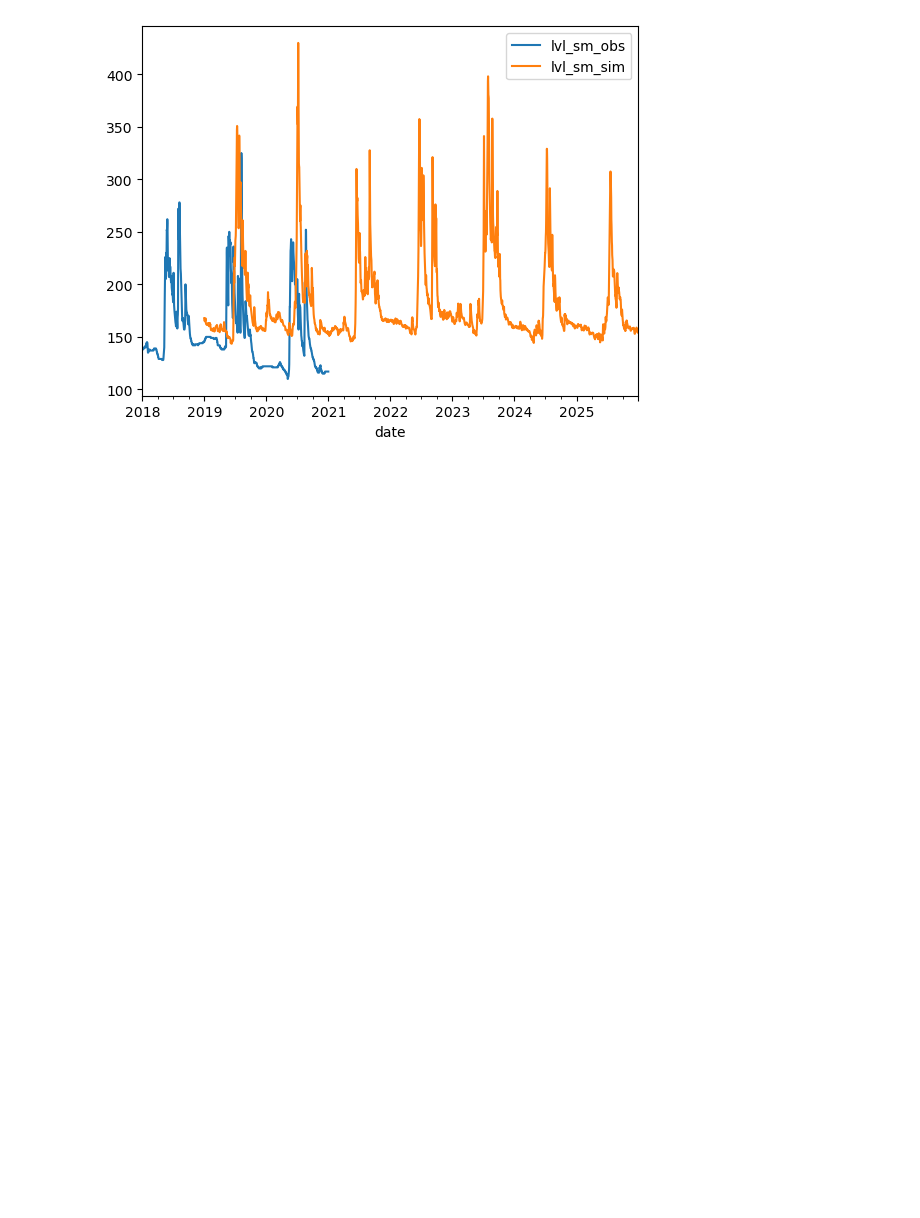
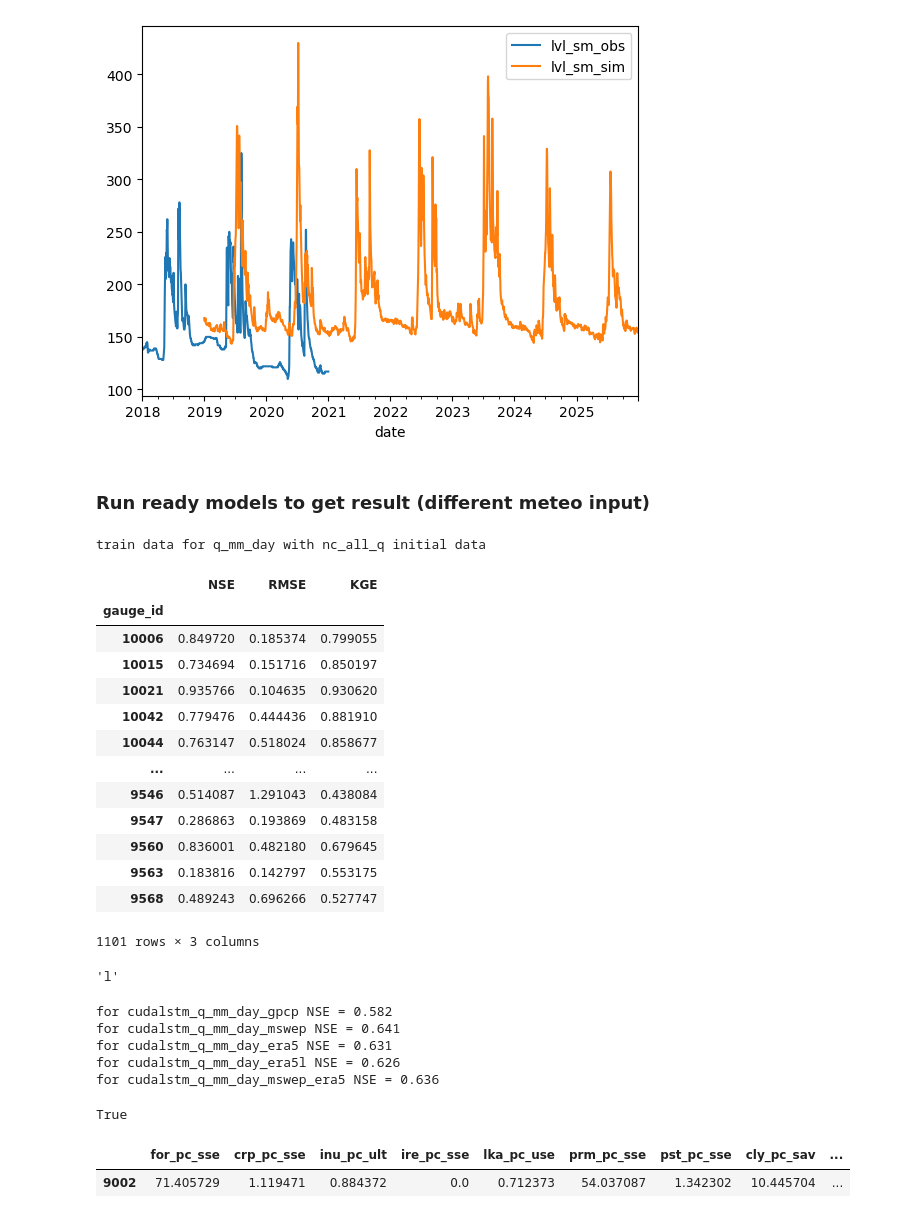
Before and after one commit to dmbrmv/my_dissertation, a Jupyter notebook: neural_forecast/test_neural.ipynb, the cells around one changed output. Saved outputs shown, nothing was run; the diff lists cells and outputs as text; code cells hidden in the pictures; blank space fills up the shorter version.

Commit message:
New conceptual model results and geoclassification

```diff
--- a/neural_forecast/test_neural.ipynb
+++ b/neural_forecast/test_neural.ipynb
@@ -384,2 +496,4 @@ pred_results['1151']['1D']['xr'].to_dataframe().droplevel(1).plot();
 # %% [output]
 [figure]
+# %% [markdown]
+### Run ready models to get result (different meteo input)
@@ -385,0 +541,13 @@ pred_results['1151']['1D']['xr'].to_dataframe().droplevel(1).plot();
+# %%
+# write files for train procedure
+print(f"train data for {hydro_target} with {nc_variable} initial data")
+train_rewriter(
+    era_pathes=glob.glob(f"../geo_data/ws_related_meteo/{nc_variable}/*.nc"),
+    ts_dir=ts_dir,
+    hydro_target=hydro_target,
+    area_index=ws_file.index,
+    predictors=[*meteo_inputs[0]],
+    possible_nans=1,
+)
+# %% [output]
+train data for q_mm_day with nc_all_q initial data
@@ -385,0 +557,43 @@ pred_results['1151']['1D']['xr'].to_dataframe().droplevel(1).plot();
+# %%
+f = pd.read_csv(metric_file)
+f = f.rename(columns={"basin": "gauge_id"})
+f["gauge_id"] = f["gauge_id"].astype(str)
+f = f.set_index("gauge_id")
+f
+# %% [output]
+|  | NSE | RMSE | KGE |
+| gauge_id |  |  |  |
+| 10006 | 0.849720 | 0.185374 | 0.799055 |
+| 10015 | 0.734694 | 0.151716 | 0.850197 |
+| 10021 | 0.935766 | 0.104635 | 0.930620 |
+| 10042 | 0.779476 | 0.444436 | 0.881910 |
+| 10044 | 0.763147 | 0.518024 | 0.858677 |
+| ... | ... | ... | ... |
+| 9546 | 0.514087 | 1.291043 | 0.438084 |
+| 9547 | 0.286863 | 0.193869 | 0.483158 |
+| 9560 | 0.836001 | 0.482180 | 0.679645 |
+| 9563 | 0.183816 | 0.142797 | 0.553175 |
+| 9568 | 0.489243 | 0.696266 | 0.527747 |
+1101 rows × 3 columns
+# %%
+configs_names
+# %% [output]
+'l'
+# %%
+for config_name, metric_file in zip(
+    configs_names,
+    list(Path("./model_runs/").glob("cudalstm_q_mm_day*/test/*/test_metrics.csv")),
+):
+    f = pd.read_csv(metric_file)
+    f = f.rename(columns={"basin": "gauge_id"})
+    f["gauge_id"] = f["gauge_id"].astype(str)
+    f = f.set_index("gauge_id")
+    nse_med = f["NSE"].median()
+    print(f"for {config_name} NSE = {nse_med:.3f}")
+    f.to_csv(f"../conclusions/tables/{config_name}_res.csv")
+# %% [output]
+for cudalstm_q_mm_day_gpcp NSE = 0.582
+for cudalstm_q_mm_day_mswep NSE = 0.641
+for cudalstm_q_mm_day_era5 NSE = 0.631
+for cudalstm_q_mm_day_era5l NSE = 0.626
+for cudalstm_q_mm_day_mswep_era5 NSE = 0.636
@@ -385,0 +693,9 @@ pred_results['1151']['1D']['xr'].to_dataframe().droplevel(1).plot();
+# %%
+isinstance(test_f.loc["9002"], pd.Series)
+# %% [output]
+True
+# %%
+initial_df
+# %% [output]
+|  | for_pc_sse | crp_pc_sse | inu_pc_ult | ire_pc_sse | lka_pc_use | prm_pc_sse | pst_pc_sse | cly_pc_sav | ... |
+| 9002 | 71.405729 | 1.119471 | 0.884372 | 0.0 | 0.712373 | 54.037087 | 1.342302 | 10.445704 | ... |
```
Also changed, not shown: parts of 32 cells of this notebook, 37 other files.
